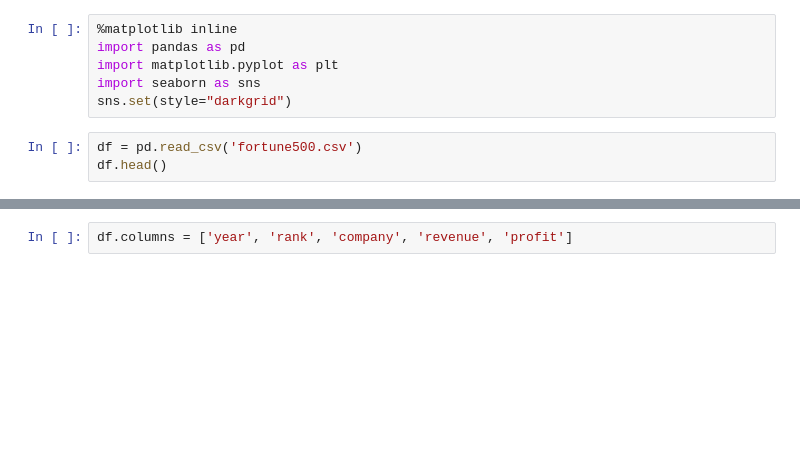
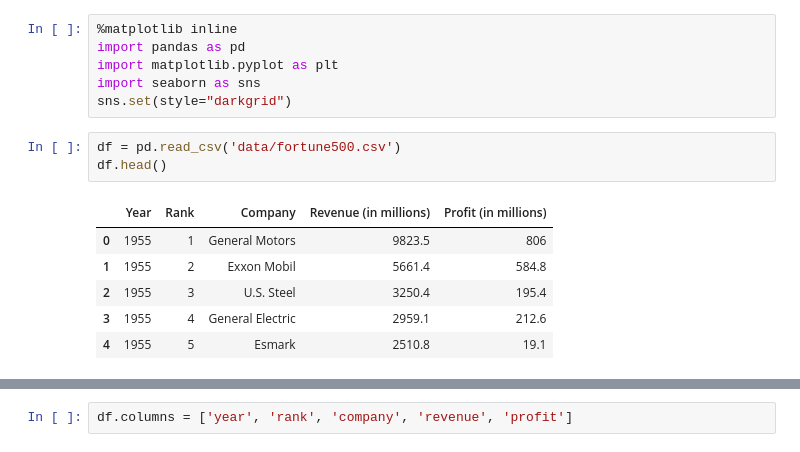
Before and after one commit to codedrift/python-ai-ml, a Jupyter notebook: jupyter/fortune500.ipynb, the cells around one changed output, grey strips where cells are left out. Drawn from its saved outputs; the diff is of its cells as text; blank space fills up the shorter version.

```diff
--- a/jupyter/fortune500.ipynb
+++ b/jupyter/fortune500.ipynb
@@ -9,7 +20,14 @@ import matplotlib.pyplot as plt
 import seaborn as sns
 sns.set(style="darkgrid")
 # %%
-df = pd.read_csv('fortune500.csv')
+df = pd.read_csv('data/fortune500.csv')
 df.head()
+# %% [output]
+|  | Year | Rank | Company | Revenue (in millions) | Profit (in millions) |
+| 0 | 1955 | 1 | General Motors | 9823.5 | 806 |
+| 1 | 1955 | 2 | Exxon Mobil | 5661.4 | 584.8 |
+| 2 | 1955 | 3 | U.S. Steel | 3250.4 | 195.4 |
+| 3 | 1955 | 4 | General Electric | 2959.1 | 212.6 |
+| 4 | 1955 | 5 | Esmark | 2510.8 | 19.1 |
 # %%
 df.tail()
```
Also changed, not shown: parts of 14 cells of this notebook, 14 other files.
